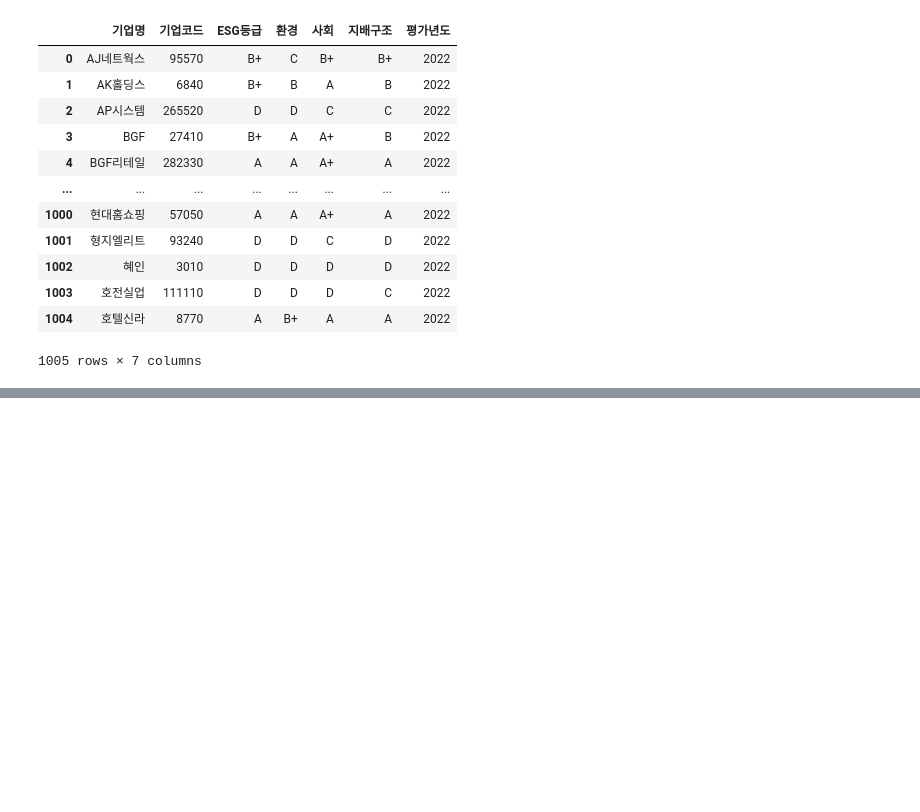
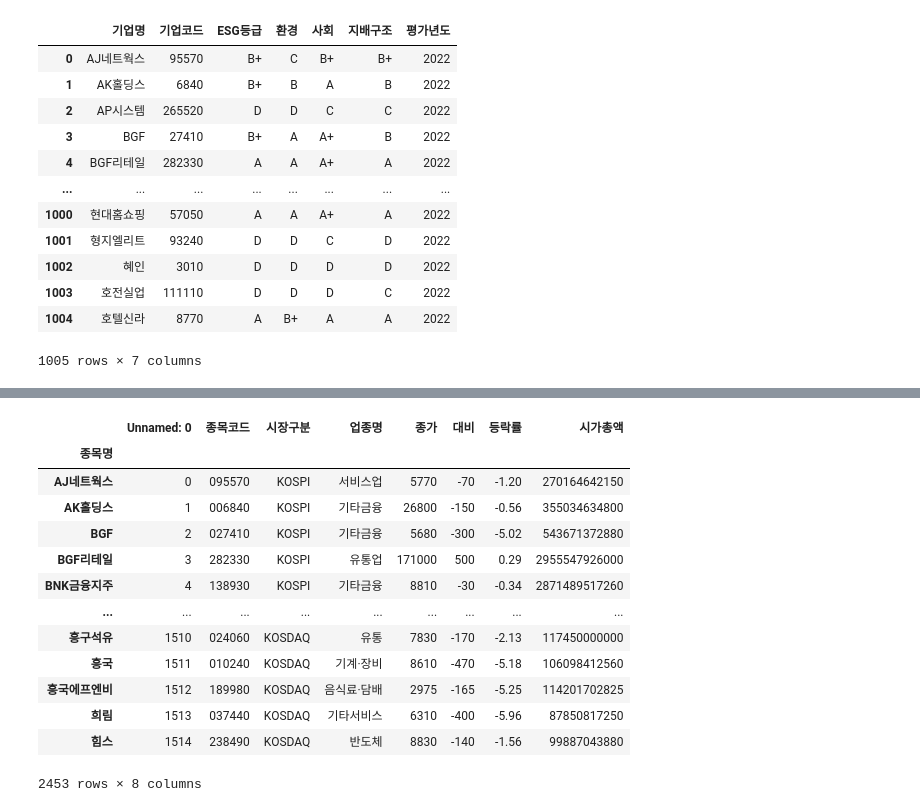
Before and after one commit to shoni0325/Hackathon_ESG, a Jupyter notebook: code/test.ipynb, the cells around one changed output, grey strips where cells are left out. Saved outputs shown, nothing was run; the diff lists cells and outputs as text; code cells hidden in the pictures; blank space fills up the shorter version.

```diff
--- a/code/test.ipynb
+++ b/code/test.ipynb
@@ -94,0 +163,17 @@ pd.read_csv('../data/ESGdata/개별 ESG 데이터/2022.csv')
+# %%
+pd.read_csv('../data/ESGdata/업종분류데이터/업종분류_2021.csv', index_col='종목명')
+# %% [output]
+|  | Unnamed: 0 | 종목코드 | 시장구분 | 업종명 | 종가 | 대비 | 등락률 | 시가총액 |
+| 종목명 |  |  |  |  |  |  |  |  |
+| AJ네트웍스 | 0 | 095570 | KOSPI | 서비스업 | 5770 | -70 | -1.20 | 270164642150 |
+| AK홀딩스 | 1 | 006840 | KOSPI | 기타금융 | 26800 | -150 | -0.56 | 355034634800 |
+| BGF | 2 | 027410 | KOSPI | 기타금융 | 5680 | -300 | -5.02 | 543671372880 |
+| BGF리테일 | 3 | 282330 | KOSPI | 유통업 | 171000 | 500 | 0.29 | 2955547926000 |
+| BNK금융지주 | 4 | 138930 | KOSPI | 기타금융 | 8810 | -30 | -0.34 | 2871489517260 |
+| ... | ... | ... | ... | ... | ... | ... | ... | ... |
+| 흥구석유 | 1510 | 024060 | KOSDAQ | 유통 | 7830 | -170 | -2.13 | 117450000000 |
+| 흥국 | 1511 | 010240 | KOSDAQ | 기계·장비 | 8610 | -470 | -5.18 | 106098412560 |
+| 흥국에프엔비 | 1512 | 189980 | KOSDAQ | 음식료·담배 | 2975 | -165 | -5.25 | 114201702825 |
+| 희림 | 1513 | 037440 | KOSDAQ | 기타서비스 | 6310 | -400 | -5.96 | 87850817250 |
+| 힘스 | 1514 | 238490 | KOSDAQ | 반도체 | 8830 | -140 | -1.56 | 99887043880 |
+2453 rows × 8 columns
```
Also changed, not shown: parts of 5 cells of this notebook, 23 other files.
